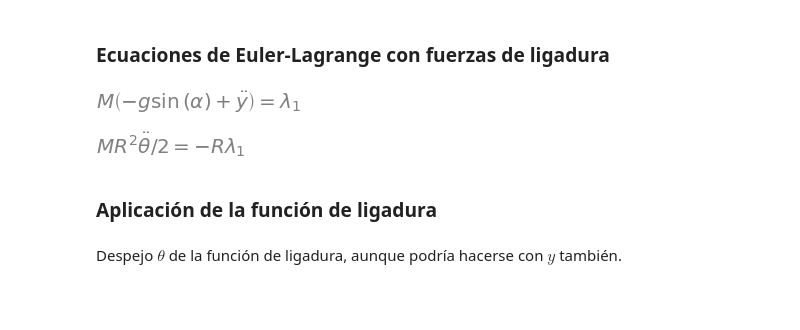
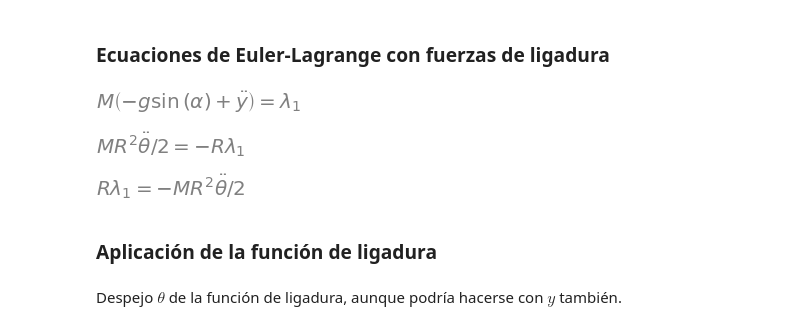
Before and after one commit to unlam/MecanicaAnaliticaComputacional, a Jupyter notebook: 06FuerzasLigadura/rodadura_FuerzasLigadura_test.ipynb, the cells around one changed output. Saved outputs shown, nothing was run; the diff lists cells and outputs as text; code cells hidden in the pictures; blank space fills up the shorter version.

```diff
--- a/06FuerzasLigadura/rodadura_FuerzasLigadura_test.ipynb
+++ b/06FuerzasLigadura/rodadura_FuerzasLigadura_test.ipynb
@@ -255,6 +255,10 @@ zeta_EL = sm.Eq(zeta_EL.lhs, zeta_Q)
 zeta_EL
 # %% [output]
 [figure]
+# %%
+zeta_EL.expand().simplify()
+# %% [output]
+[figure, added]
 # %% [markdown]
 ### Aplicación de la función de ligadura
 # %% [markdown]
```
Also changed, not shown: parts of 6 cells of this notebook.
